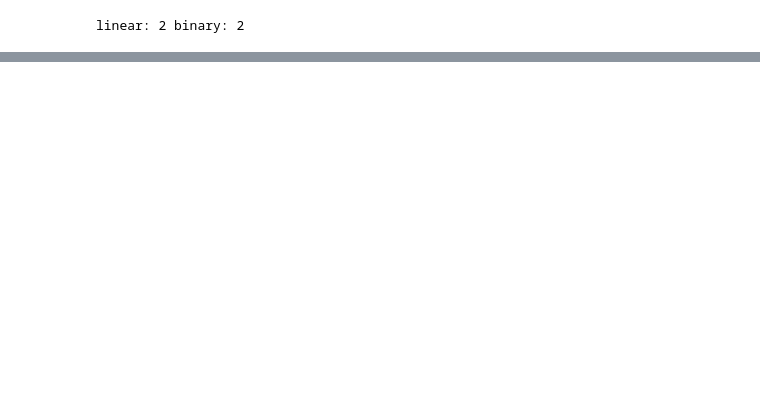
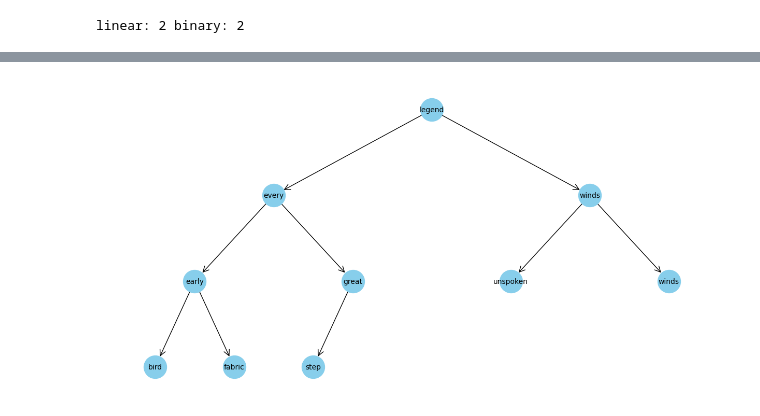
Before and after one commit to 33may/alg, a Jupyter notebook: textSearch/textSearch.ipynb, the cells around one changed output, grey strips where cells are left out. Cells and saved outputs as stored; diff of their text form; code cells hidden in the pictures; blank space fills up the shorter version.

```diff
--- a/textSearch/textSearch.ipynb
+++ b/textSearch/textSearch.ipynb
@@ -302,0 +476,4 @@ linear: 2 binary: 2
+# %%
+plot_binary_tree(test)
+# %% [output]
+[figure, added]
```
Also changed, not shown: parts of 13 cells of this notebook.
